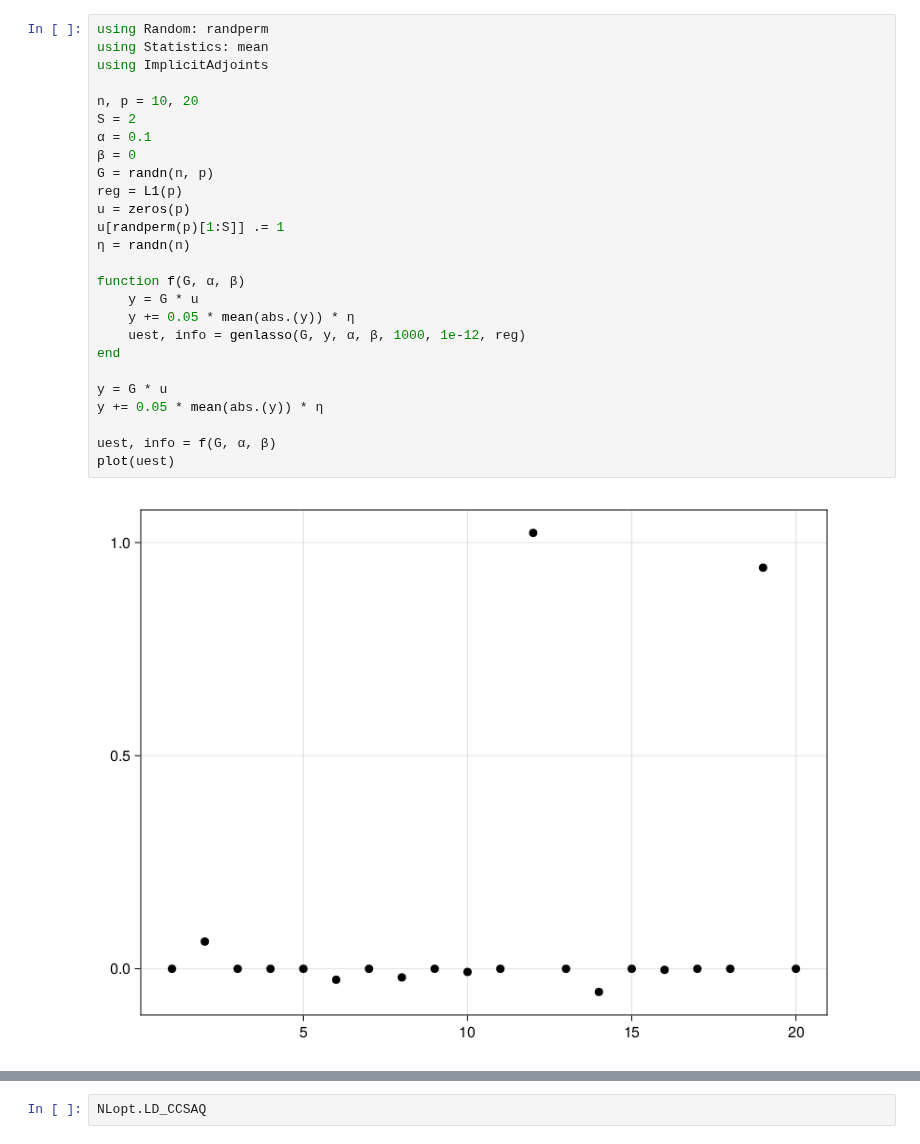
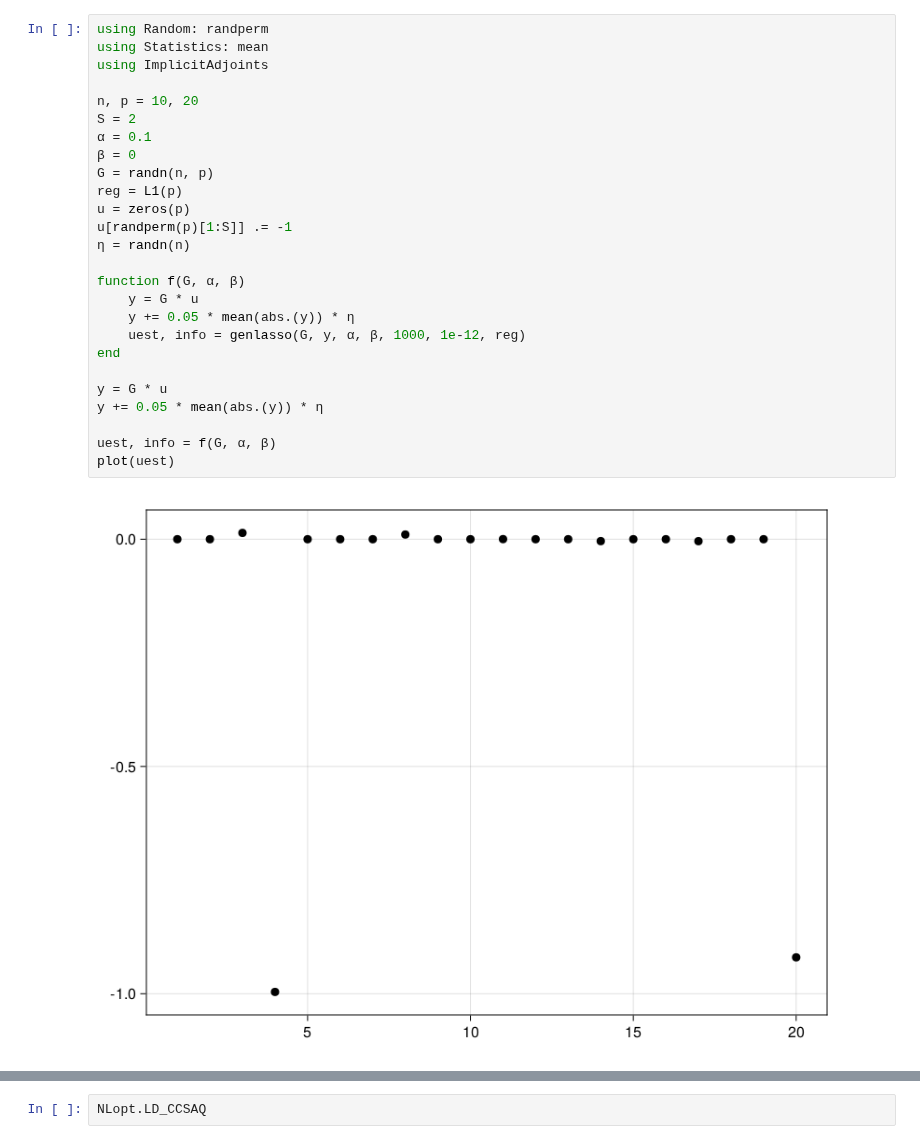
Before and after one commit to gaurav-arya/SparseCCSA.jl, a Jupyter notebook: examples/lasso/Lasso profile.ipynb, the cells around one changed output, grey strips where cells are left out. Saved outputs shown, nothing was run; the diff lists cells and outputs as text.

```diff
--- a/examples/lasso/Lasso profile.ipynb
+++ b/examples/lasso/Lasso profile.ipynb
@@ -16,31 +17,31 @@ using OptimizationNLopt
 # %%
 using Random: randperm
 using Statistics: mean
 using ImplicitAdjoints
 
 n, p = 10, 20
 S = 2
 α = 0.1
 β = 0
 G = randn(n, p)
 reg = L1(p)
 u = zeros(p)
-u[randperm(p)[1:S]] .= 1
+u[randperm(p)[1:S]] .= -1
 η = randn(n)
 
 function f(G, α, β)
     y = G * u
     y += 0.05 * mean(abs.(y)) * η
     uest, info = genlasso(G, y, α, β, 1000, 1e-12, reg)
 end
 
 y = G * u
 y += 0.05 * mean(abs.(y)) * η
 
 uest, info = f(G, α, β)
 plot(uest)
 # %% [output]
-[figure, old version]
+[figure, new version]
 # %%
 u = rand(p)
 t = abs.(u)
```
Also changed, not shown: parts of 9 cells of this notebook, 3 other files.
